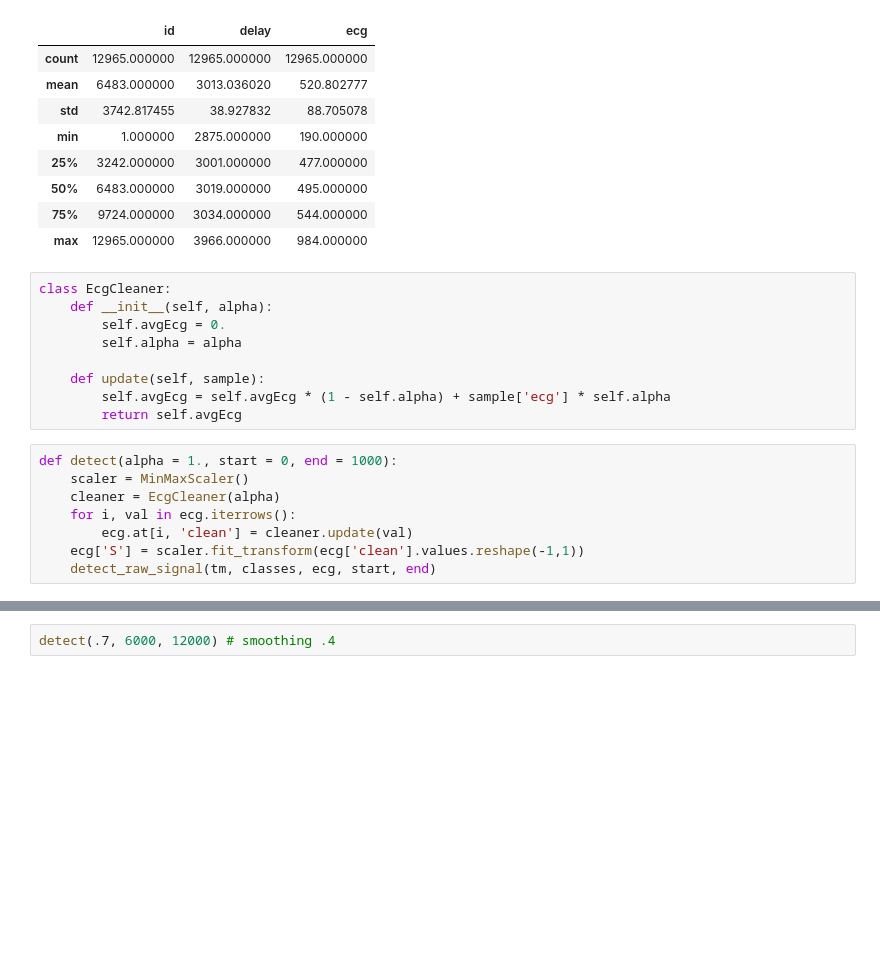
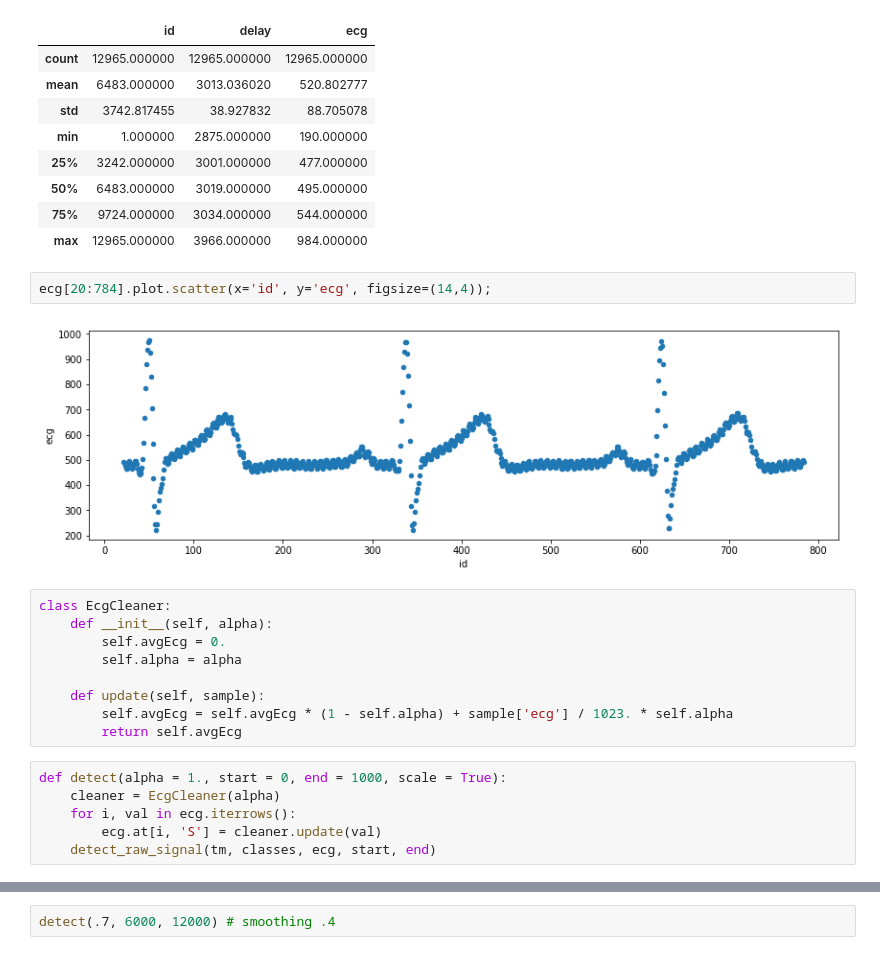
Before and after one commit to piotrbazan/machine-learning, a Jupyter notebook: projects/ecg/raw_signals.ipynb, the cells around one changed output, grey strips where cells are left out. Drawn from its saved outputs; the diff is of its cells as text; blank space fills up the shorter version.

```diff
--- a/projects/ecg/raw_signals.ipynb
+++ b/projects/ecg/raw_signals.ipynb
@@ -34,6 +36,10 @@ ecg.describe()
 | 50% | 6483.000000 | 3019.000000 | 495.000000 |
 | 75% | 9724.000000 | 3034.000000 | 544.000000 |
 | max | 12965.000000 | 3966.000000 | 984.000000 |
+# %%
+ecg[20:784].plot.scatter(x='id', y='ecg', figsize=(14,4));
+# %% [output]
+[figure, added]
 # %%
 class EcgCleaner:
     def __init__(self, alpha):
@@ -41,14 +47,12 @@ class EcgCleaner:
         self.alpha = alpha
 
     def update(self, sample):
-        self.avgEcg = self.avgEcg * (1 - self.alpha) + sample['ecg'] * self.alpha
+        self.avgEcg = self.avgEcg * (1 - self.alpha) + sample['ecg'] / 1023. * self.alpha
         return self.avgEcg
 # %%
-def detect(alpha = 1., start = 0, end = 1000):
-    scaler = MinMaxScaler()
+def detect(alpha = 1., start = 0, end = 1000, scale = True):
     cleaner = EcgCleaner(alpha)
     for i, val in ecg.iterrows():
-        ecg.at[i, 'clean'] = cleaner.update(val)
-    ecg['S'] = scaler.fit_transform(ecg['clean'].values.reshape(-1,1))
+        ecg.at[i, 'S'] = cleaner.update(val)
     detect_raw_signal(tm, classes, ecg, start, end)
 # %%
```
Also changed, not shown: parts of 3 cells of this notebook.
